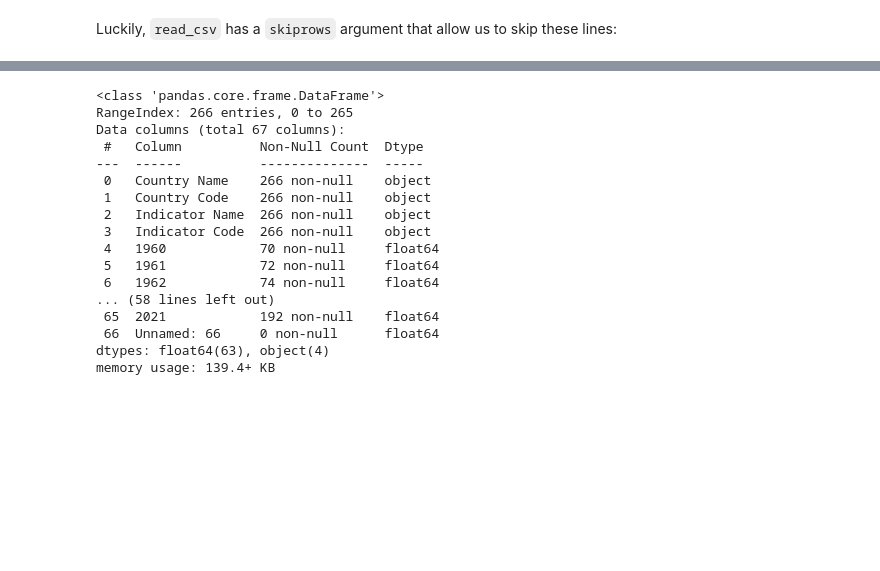
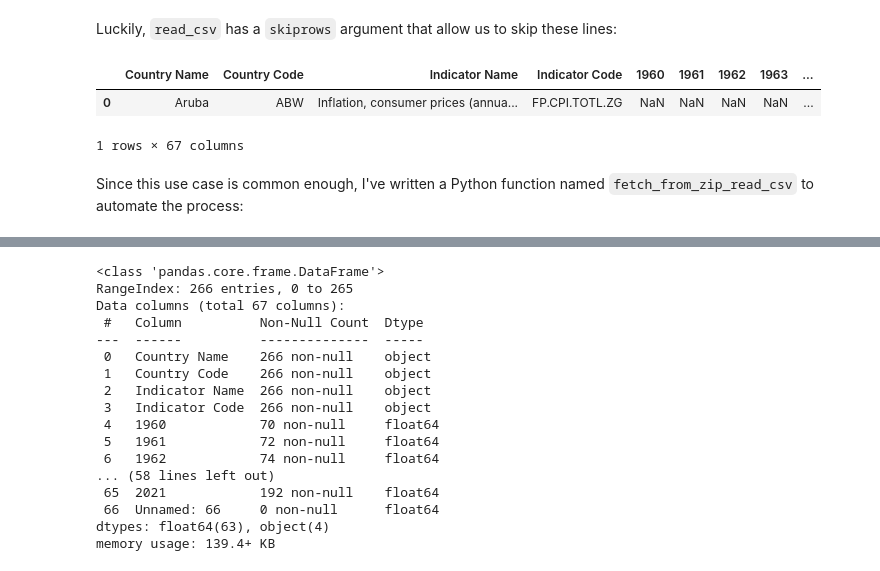
Before and after one commit to abarto/udacity-nd002-investigate-a-dataset, a Jupyter notebook: Investigate_a_Dataset.ipynb, the cells around one changed output, grey strips where cells are left out. Cells and saved outputs as stored; diff of their text form; code cells hidden in the pictures; blank space fills up the shorter version.

```diff
--- a/Investigate_a_Dataset.ipynb
+++ b/Investigate_a_Dataset.ipynb
@@ -195,3 +197,11 @@ Luckily, ``read_csv`` has a ``skiprows`` argument that allow us to skip these li
 with ZipFile(fp_cpi_totl_zg_zip_path) as zf:
     with zf.open("API_FP.CPI.TOTL.ZG_DS2_en_csv_v2_4330294.csv") as f:
         fp_cpi_totl_zg_df = pd.read_csv(f, skiprows=4)
+# %%
+fp_cpi_totl_zg_df.head(1)
+# %% [output]
+|  | Country Name | Country Code | Indicator Name | Indicator Code | 1960 | 1961 | 1962 | 1963 | ... |
+| 0 | Aruba | ABW | Inflation, consumer prices (annua... | FP.CPI.TOTL.ZG | NaN | NaN | NaN | NaN | ... |
+1 rows × 67 columns
+# %% [markdown]
+Since this use case is common enough, I've written a Python function named ``fetch_from_zip_read_csv`` to automate the process:
```
Also changed, not shown: parts of 4 cells of this notebook, 4 other files.
